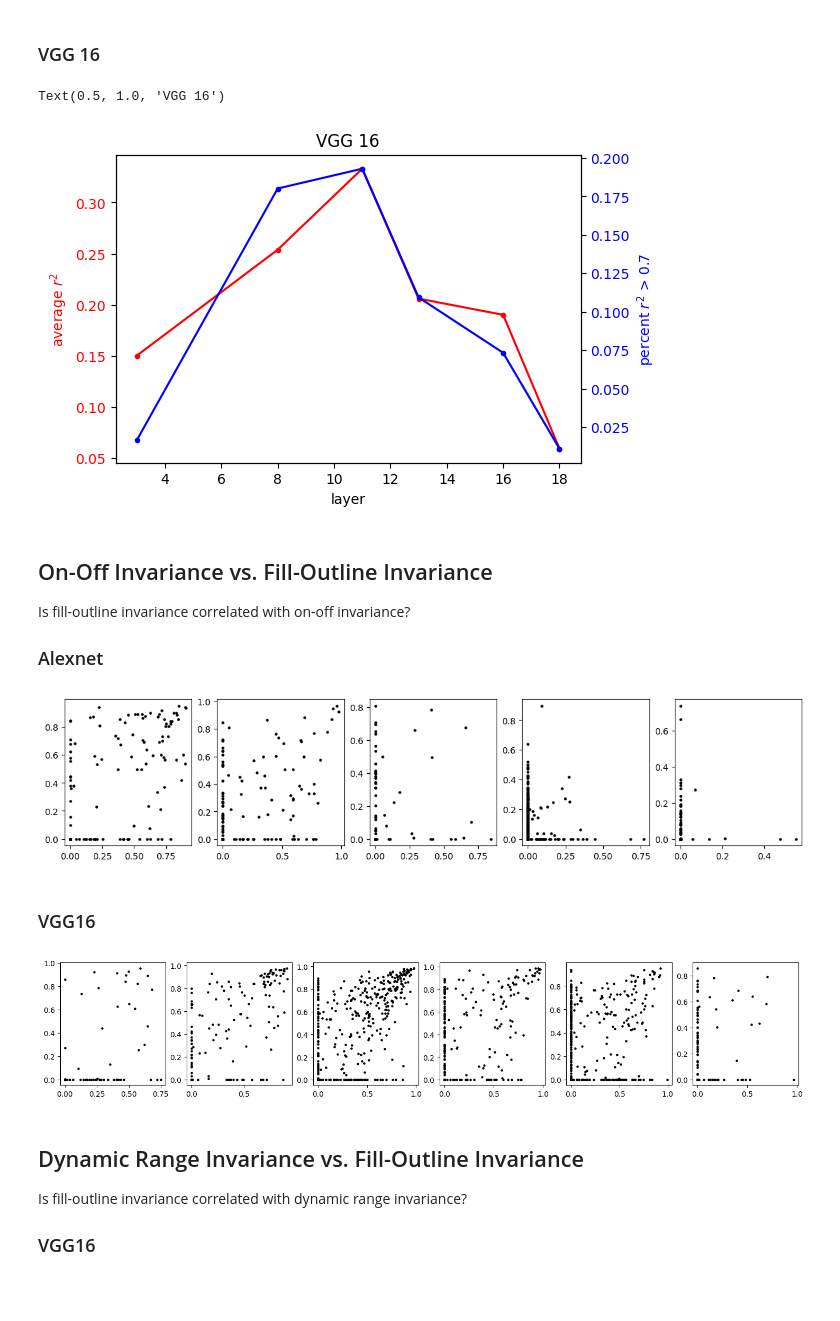
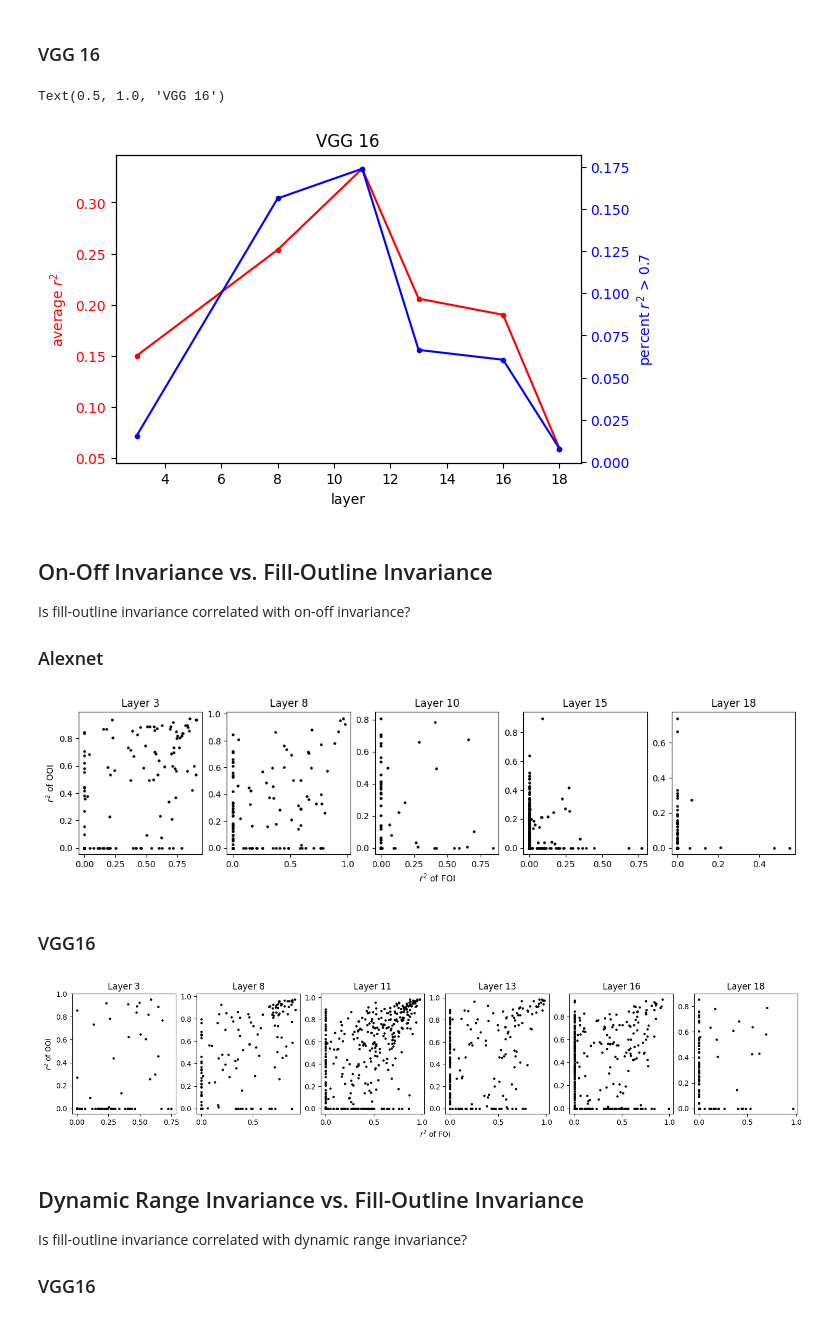
Before and after one commit to L24358/artiphisiology, a Jupyter notebook: main/reports/20230415_summary.ipynb, the cells around one changed output. Cells and saved outputs as stored; diff of their text form; code cells hidden in the pictures; blank space fills up the shorter version.

```diff
--- a/main/reports/20230415_summary.ipynb
+++ b/main/reports/20230415_summary.ipynb
@@ -26,6 +30,11 @@ import handytools.navigator as nav
 # %%
+def get_dict(keys, values):
+    dic = {}
+    for i, key in enumerate(keys): dic[key] = values[i]
+    return dic
+
 def get_r2(datatype, mtype, key, preprocess):
     metrics = nav.pklload("/src", "results", f"{datatype}_{mtype}", f"key={key}_preproc={preprocess}", "fit_metrics.pkl")
     metrics_array = np.asarray(list(metrics.values())) # shape = (# responsive units, # metrics)
     r2_filtered = np.maximum(metrics_array[:,2], 0) # ReLU(r^2)
-    return r2_filtered, list(metrics.keys())
+    return r2_filtered, list(metrics.keys()), get_dict(list(metrics.keys()), r2_filtered)
@@ -32,14 +49,9 @@ def get_r2(datatype, mtype, key, preprocess):
 # %%
 R_fill = nav.npload("/src", "results", f"responses_AN", f"key=8_hollow=0_scale=1_light=1_lw=1_preproc={preprocess}.npy")
 R_holl = nav.npload("/src", "results", f"responses_AN", f"key=8_hollow=1_scale=1_light=1_lw=1_preproc={preprocess}.npy")
-r2, idx = get_r2("filloutline", "AN", 8, preprocess)
+r2, idx, _ = get_r2("filloutline", "AN", 8, preprocess)
 
 s1 = list(r2).index(max(r2))
 s2 = idx[s1]
-plt.scatter(R_fill[s2], R_holl[s2], color="b")
-minn = min([min(R_fill[s2]), min(R_holl[s2])])
-maxx = max([max(R_fill[s2]), max(R_holl[s2])])
-plt.plot([minn, maxx], [minn, maxx], "k--") # plot x=y
-plt.xlabel("Resp. to filled shapes"); plt.ylabel("Resp. to outlines"); plt.title(f"$r^2$: {round(r2[s1],2)}")
-plt.tight_layout(); plt.show()
+plot_invariance(R_fill, R_holl, s2, f"$r^2$: {round(r2[s1],2)}", "Resp. to filled shapes", "Resp. to outlines")
 # %% [output]
@@ -52,8 +64,9 @@ layers = [3,8,10,15,18]
 
 for hk in layers:
     r2 = get_r2("filloutline", "AN", hk, preprocess)[0]
+    nunits = bcs.infer_nunits(len(r2))
     avg_r2.append(np.mean(r2))
-    perc_r2.append(sum(r2 >= 0.7)/len(r2))
+    perc_r2.append(sum(r2 >= 0.7)/nunits)
 
 fig, ax1 = plt.subplots(figsize=(6,4))
 ax1.plot(layers, avg_r2, "r.", linestyle="-")
@@ -77,8 +90,9 @@ layers = [3,8,11,13,16,18]
 
 for hk in layers:
     r2 = get_r2("filloutline", "VGG16", hk, preprocess)[0]
+    nunits = bcs.infer_nunits(len(r2))
     avg_r2.append(np.mean(r2))
-    perc_r2.append(sum(r2 >= 0.7)/len(r2))
+    perc_r2.append(sum(r2 >= 0.7)/nunits)
 
 fig, ax1 = plt.subplots(figsize=(6,4))
 ax1.plot(layers, avg_r2, "r.", linestyle="-")
@@ -93,7 +107,7 @@ ax2.tick_params(axis='y', labelcolor="b")
 plt.title("VGG 16")
 # %% [output]
 Text(0.5, 1.0, 'VGG 16')
-[figure, old version]
+[figure, new version]
 # %% [markdown]
 ## On-Off Invariance vs. Fill-Outline Invariance
 
@@ -114,20 +128,20 @@ def get_dict(keys, values):
 # %%
 avg_r2, perc_r2 = [], []
 layers = [3,8,10,15,18]
 
 fig = plt.figure(figsize=(3*len(layers), 3))
 for i, hk in enumerate(layers):
-    r2_foi, idx_foi = get_r2("filloutline", "AN", hk, preprocess)
-    r2_ooi, idx_ooi = get_r2("onoff", "AN", hk, preprocess)
-    foi_dic = get_dict(idx_foi, r2_foi)
-    ooi_dic = get_dict(idx_ooi, r2_ooi)
-    new_dic = combine_dict(foi_dic, ooi_dic)
+    r2_foi, idx_foi, foi_dic = get_r2("filloutline", "AN", hk, preprocess)
+    r2_ooi, idx_ooi, ooi_dic = get_r2("onoff", "AN", hk, preprocess)
+    new_dic = man.combine_dict(foi_dic, ooi_dic)
 
     x, y = np.asarray(list(new_dic.values())).T
     ax = fig.add_subplot(1, len(layers), i+1)
     ax.scatter(x, y, color="k", s=5)
+    ax.set_title(f"Layer {hk}")
+vis.common_label(fig, "$r^2$ of FOI", "$r^2$ of OOI")
 # %% [output]
-[figure, old version]
+[figure, new version]
 # %% [markdown]
 ### VGG16
 # %%
@@ -136,17 +150,17 @@ layers = [3,8,11,13,16,18]
 
 fig = plt.figure(figsize=(3*len(layers), 3))
 for i, hk in enumerate(layers):
-    r2_foi, idx_foi = get_r2("filloutline", "VGG16", hk, preprocess)
-    r2_ooi, idx_ooi = get_r2("onoff", "VGG16", hk, preprocess)
-    foi_dic = get_dict(idx_foi, r2_foi)
-    ooi_dic = get_dict(idx_ooi, r2_ooi)
+    r2_foi, idx_foi, foi_dic = get_r2("filloutline", "VGG16", hk, preprocess)
+    r2_ooi, idx_ooi, ooi_dic = get_r2("onoff", "VGG16", hk, preprocess)
     new_dic = combine_dict(foi_dic, ooi_dic)
 
     x, y = np.asarray(list(new_dic.values())).T
     ax = fig.add_subplot(1, len(layers), i+1)
     ax.scatter(x, y, color="k", s=5)
+    ax.set_title(f"Layer {hk}")
+vis.common_label(fig, "$r^2$ of FOI", "$r^2$ of OOI")
 # %% [output]
-[figure, old version]
+[figure, new version]
 # %% [markdown]
 ## Dynamic Range Invariance vs. Fill-Outline Invariance
 
```
Also changed, not shown: parts of 10 cells of this notebook, 2 other files.
